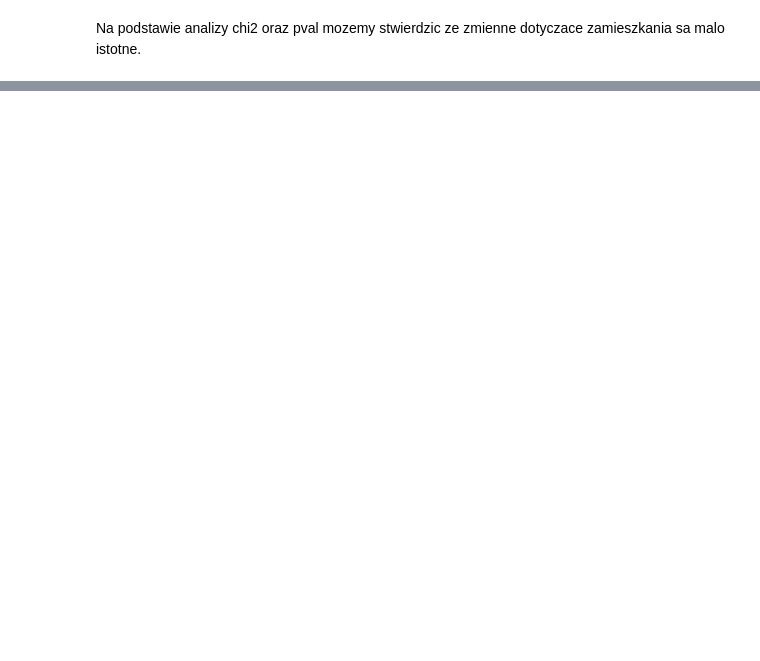
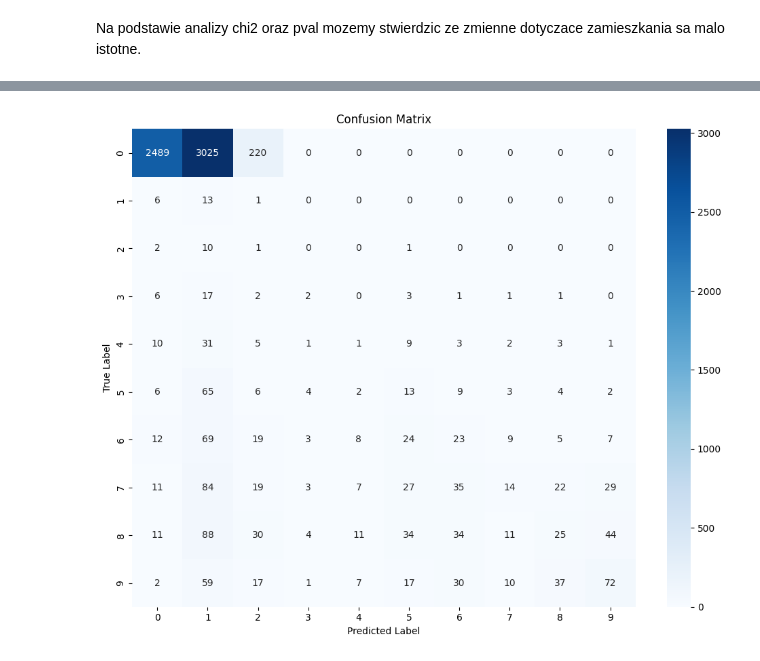
Before and after one commit to szymonzalas/EDA_Project2, a Jupyter notebook: Szymon_Zalas.ipynb, the cells around one changed output, grey strips where cells are left out. Drawn from its saved outputs; the diff is of its cells as text; code cells hidden in the pictures; blank space fills up the shorter version.

```diff
--- a/Szymon_Zalas.ipynb
+++ b/Szymon_Zalas.ipynb
@@ -1426,0 +1570,15 @@ Na podstawie analizy chi2 oraz pval mozemy stwierdzic ze zmienne dotyczace zamie
+# %%
+cm = sklearn.metrics.confusion_matrix(y_test, y_pred_rounded)
+plt.figure(figsize=(10, 8))
+sns.heatmap(cm,
+            annot=True,
+            fmt='d',
+            cmap='Blues'
+)
+plt.title('Confusion Matrix')
+plt.ylabel('True Label')
+plt.xlabel('Predicted Label')
+plt.tight_layout()
+plt.show()
+# %% [output]
+[figure, added]
```
Also changed, not shown: parts of 38 cells of this notebook.
